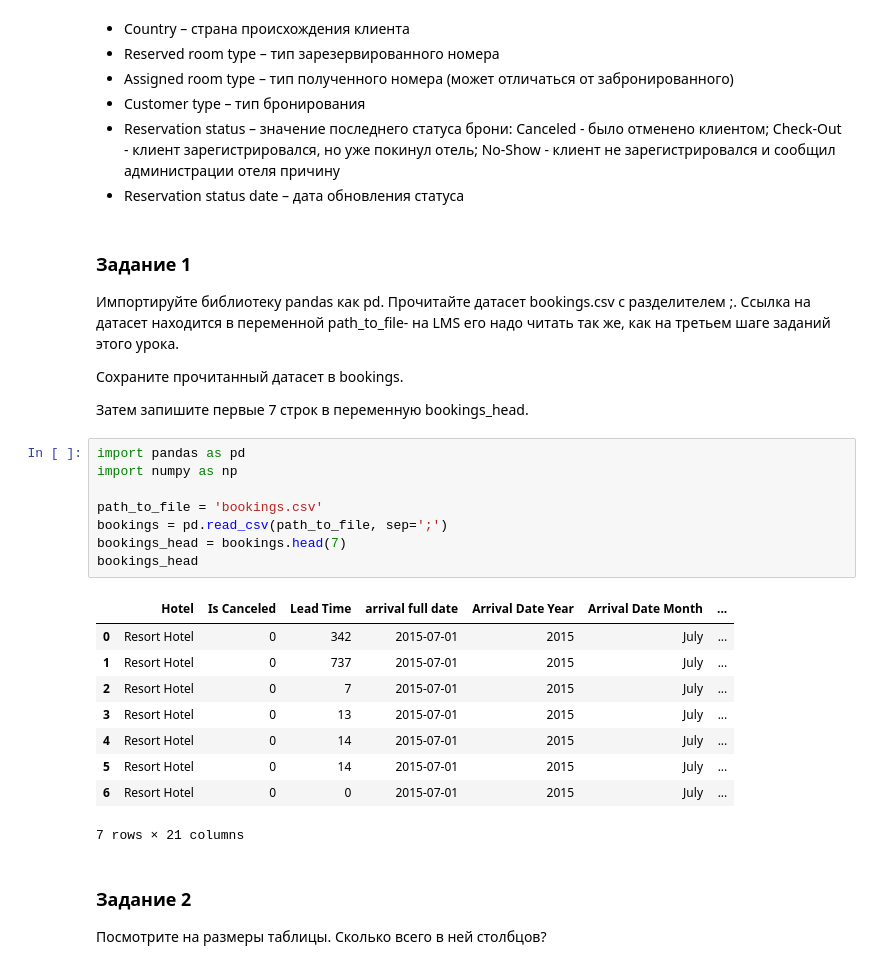
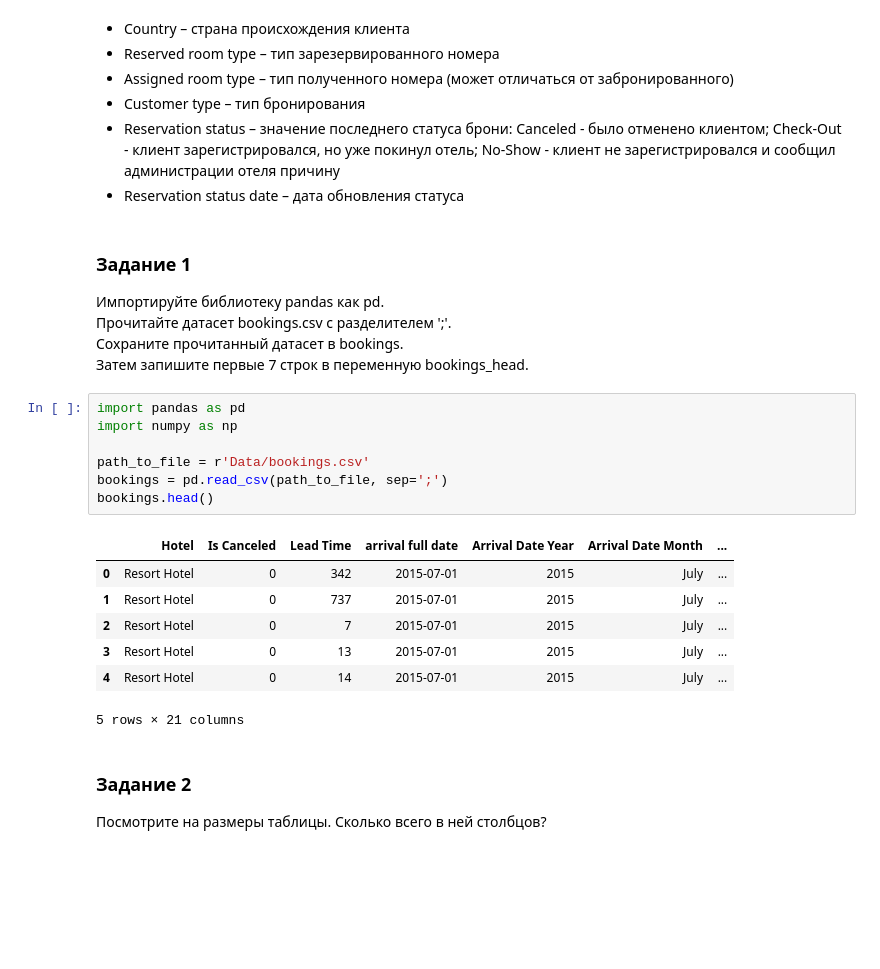
Before and after one commit to iegorushkin/data_analyst-karpov.courses, a Jupyter notebook: python_miniprojects/miniproject_1.ipynb, the cells around one changed output. Drawn from its saved outputs; the diff is of its cells as text; blank space fills up the shorter version.

```diff
--- a/python_miniprojects/miniproject_1.ipynb
+++ b/python_miniprojects/miniproject_1.ipynb
@@ -30,29 +27,25 @@
 * Reservation status date – дата обновления статуса
 # %% [markdown]
 ### Задание 1
-Импортируйте библиотеку pandas как pd. Прочитайте датасет bookings.csv с разделителем ;. Ссылка на датасет находится в переменной path_to_file- на LMS его надо читать так же, как на третьем шаге заданий этого урока.
-
-Сохраните прочитанный датасет в bookings.
-
-Затем запишите первые 7 строк в переменную bookings_head.
+Импортируйте библиотеку pandas как pd.
+<br>Прочитайте датасет bookings.csv с разделителем ';'.
+<br>Сохраните прочитанный датасет в bookings.
+<br>Затем запишите первые 7 строк в переменную bookings_head.
 # %%
 import pandas as pd
 import numpy as np
 
-path_to_file = 'bookings.csv'
+path_to_file = r'Data/bookings.csv'
 bookings = pd.read_csv(path_to_file, sep=';')
-bookings_head = bookings.head(7)
-bookings_head
+bookings.head()
 # %% [output]
 |  | Hotel | Is Canceled | Lead Time | arrival full date | Arrival Date Year | Arrival Date Month | ... |
 | 0 | Resort Hotel | 0 | 342 | 2015-07-01 | 2015 | July | ... |
 | 1 | Resort Hotel | 0 | 737 | 2015-07-01 | 2015 | July | ... |
 | 2 | Resort Hotel | 0 | 7 | 2015-07-01 | 2015 | July | ... |
 | 3 | Resort Hotel | 0 | 13 | 2015-07-01 | 2015 | July | ... |
 | 4 | Resort Hotel | 0 | 14 | 2015-07-01 | 2015 | July | ... |
-| 5 | Resort Hotel | 0 | 14 | 2015-07-01 | 2015 | July | ... |
-| 6 | Resort Hotel | 0 | 0 | 2015-07-01 | 2015 | July | ... |
-7 rows × 21 columns
+5 rows × 21 columns
 # %% [markdown]
 ### Задание 2
 Посмотрите на размеры таблицы. Сколько всего в ней столбцов?
```
Also changed, not shown: parts of 25 cells of this notebook, 1 other file.
